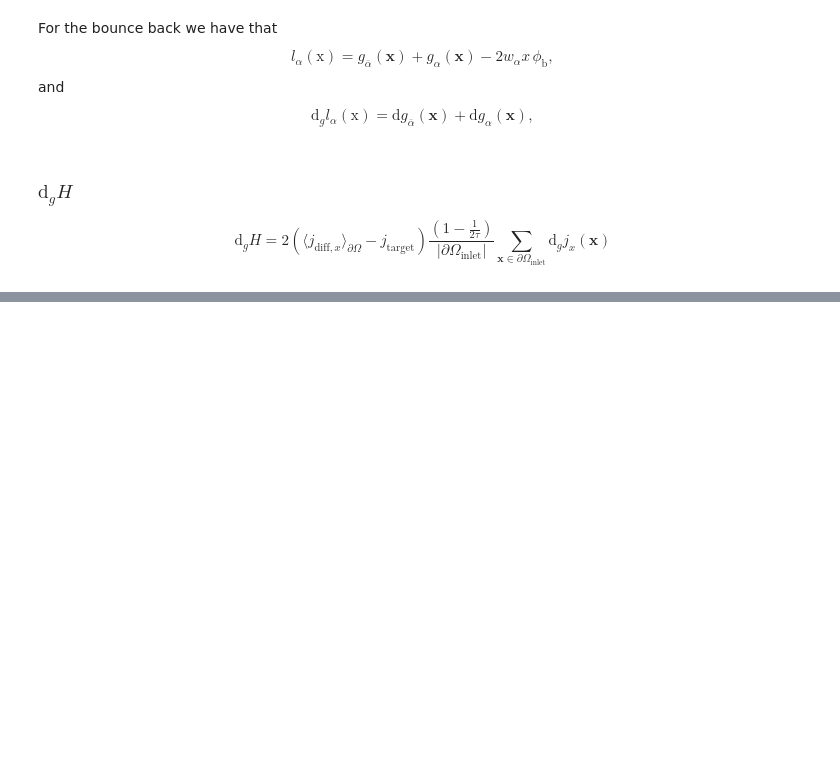
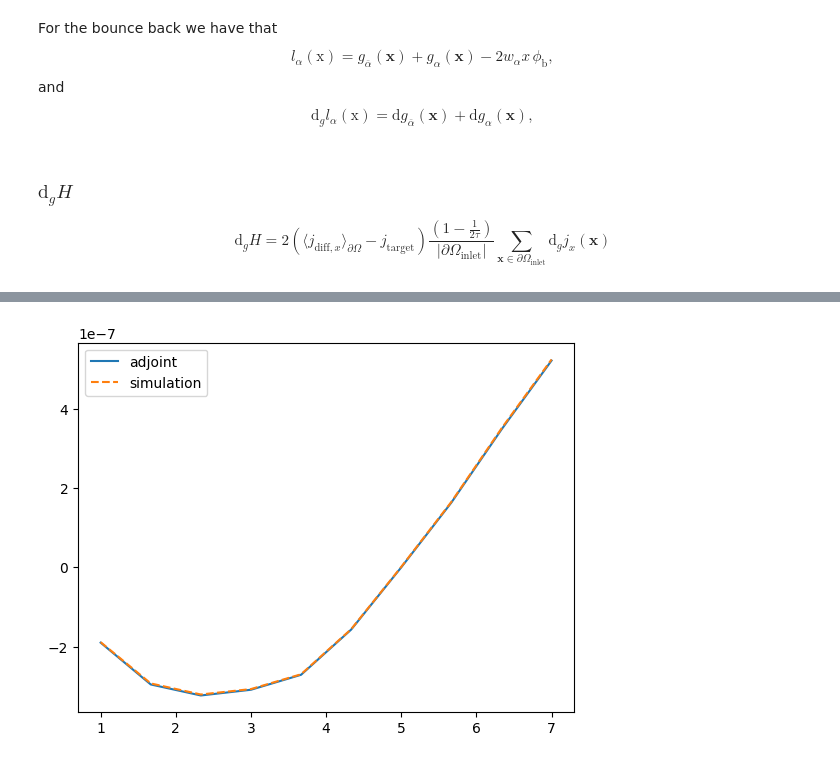
Before and after one commit to eje74/Adjoint, a Jupyter notebook: diffusion.ipynb, the cells around one changed output, grey strips where cells are left out. Drawn from its saved outputs; the diff is of its cells as text; code cells hidden in the pictures; blank space fills up the shorter version.

```diff
--- a/diffusion.ipynb
+++ b/diffusion.ipynb
@@ -609,0 +377,7 @@ print(ind_out)
+# %%
+def dR_source(alpha, pos, xi, phi, x, source):
+    pos = np.mod(pos, source.shape[:-1])
+    tmp = source[tuple(pos) + (alpha,)]
+    sub = tuple(pos)
+    ind = sub + (alpha,)
+    return 2*source[ind]*x[sub]*phi[sub]/xi
@@ -609,0 +391,6 @@ print(ind_out)
+# %%
+def dR_collision(alpha, pos, xi, phi, x, source):
+    return dR_source(alpha, pos, xi, phi, x, source)
+
+def dR_dl(alpha, pos, xi, phi, x, source, c_list):
+    return -dR_collision(alpha, pos-c_list[alpha], xi, phi, x, source)
@@ -610 +399,5 @@ print(ind_out)
+# %%
+def sub2ind(alpha, sub, system_size, w):
+    pos = np.mod(sub, system_size)
+    return w.size*int(pos[0]*system_size[1] + pos[1]) + alpha
 # %% [markdown]
@@ -869,0 +491,61 @@ q_i - \frac{1}{\tau}\sum_\alpha c_{\alpha i} g_\alpha^\mathrm{neq} &= c_s^2\frac
+# %%
+if __name__ == "__main__":
+    # Lattice
+    c_list = [np.array(c, dtype=int) for c in [
+        (0, 0),
+        (1, 0), (-1, 0), (0, 1), (0, -1),
+        (1, 1), (-1, -1), (1, -1), (-1, 1)
+        ]]
+    w_list = np.array((4/9,) + 4*(1/9,) + 4*(1/36,))
+    alpha_reverse = np.array( [0, 2, 1, 4, 3, 6, 5, 8, 7])
+
+    # Input
+    tau_input = 0.7
+    lhs = 1
+    rhs = 0
+    number_of_iterations = 2000
+    system_size = (21, 21)
+
+    xi = 0.8
+    j_max = (tau_input - 0.5)/3/(system_size[0] - 1)
+    j_target = 0.0022871
+    number_of_containers = 10
+
+    # Containers for plots
+    dH_adjoint = np.zeros(number_of_containers)
+    dH_sim = np.zeros(number_of_containers)
+    R_x = np.zeros(number_of_containers)
+
+    # Parameter list for 'run_simulation'
+    rs_param = (xi, tau_input, w_list, c_list, alpha_reverse, number_of_iterations, system_size)
+
+    for n, R in enumerate(np.linspace(1, 7, number_of_containers)):
+        # Adjoint method
+        start_time = time_ns()
+        phi, j = run_system(lhs, rhs, R, *rs_param)
+        print("run_system = ", (time_ns() - start_time)/1e9, " s")
+        start_time = time_ns()
+        dH_dR = adjoint_method(R, tau_input, xi, phi, j, j_target, w_list, c_list, alpha_reverse)
+        print("adjoint_method = ", (time_ns() - start_time)/1e9, " s")
+        dH_adjoint[n] = dH_dR
+
+        # Direct numerical estimate of the variation
+        H0 = (j-j_target)**2
+        dx = 0.01
+        start_time = time_ns()
+        phi1, j1 = run_system(lhs, rhs, R + dx, *rs_param)
+        print("run_system (2nd run) = ", (time_ns() - start_time)/1e9, " s")
+        print("---------------------------------------------")
+        H1 = (j1-j_target)**2
+
+        # Update data container
+        R_x[n] = R
+        dH_sim[n] = (H1-H0)/dx
+
+
+    plt.figure()
+    plt.plot(R_x, dH_adjoint, '-', label="adjoint")
+    plt.plot(R_x, dH_sim, '--', label="simulation")
+    plt.legend()
+    plt.show()
+# %% [output]
@@ -869,0 +569 @@ q_i - \frac{1}{\tau}\sum_\alpha c_{\alpha i} g_\alpha^\mathrm{neq} &= c_s^2\frac
+[figure, added]
```
Also changed, not shown: parts of 27 cells of this notebook.
